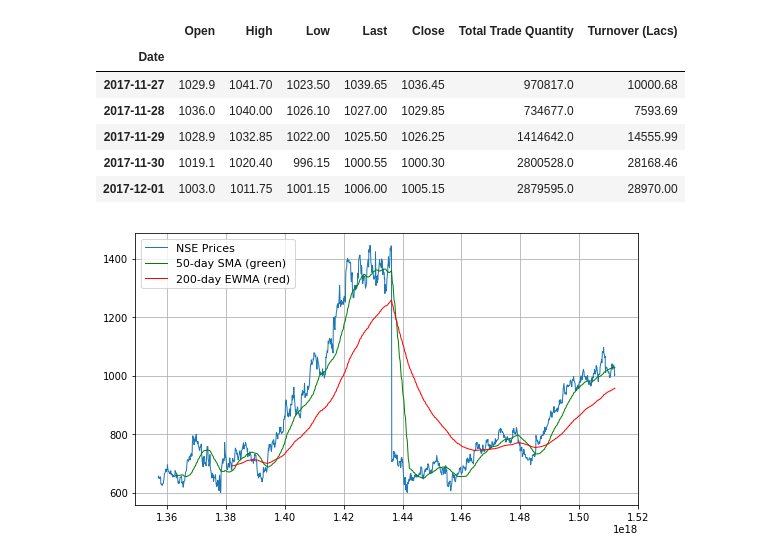
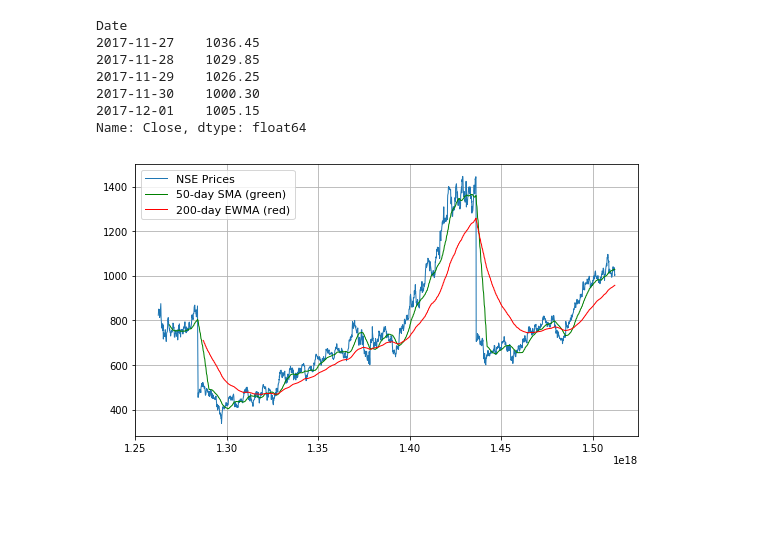
Before and after one commit to iBala/algo_trading, a Jupyter notebook: scripts/fetch_data.ipynb, the cells around one changed output. Drawn from its saved outputs; the diff is of its cells as text; code cells hidden in the pictures; blank space fills up the shorter version.

```diff
--- a/scripts/fetch_data.ipynb
+++ b/scripts/fetch_data.ipynb
@@ -6,7 +6,9 @@ from pandas_datareader import data
 import matplotlib.pyplot as plt
 from pprint import pprint
 import quandl
+quandl.ApiConfig.api_key = "Xy5Kqw9-W9DBysWiZFtz"
 import datetime
+import math
 # %%
 # # Define the instruments to download. We would like to see Apple, Microsoft and the S&P500 index.
 # tickers = ['KOTAKBANK', 'LUPIN']
@@ -32,53 +34,54 @@ import datetime
 
 # close.head(10)
 # %%
-def get_stock_data(stock, start_date = '2010-01-01', end_date = str(datetime.datetime.now())[:10]):
-    print("NSE/"+stock)
-    return quandl.get("NSE/"+stock, start_date=start_date, end_date=end_date)
+def get_stock_close_data(stock, start_date = '2010-01-01', end_date = str(datetime.datetime.now())[:10]):
+    data = quandl.get("NSE/"+stock, start_date=start_date, end_date=end_date)
+    return data['Close']
 # %%
+mydata = get_stock_close_data('KOTAKBANK')
 mydata.tail()
 # %% [output]
-|  | Open | High | Low | Last | Close | Total Trade Quantity | Turnover (Lacs) |
-| Date |  |  |  |  |  |  |  |
-| 2017-11-27 | 1029.9 | 1041.70 | 1023.50 | 1039.65 | 1036.45 | 970817.0 | 10000.68 |
-| 2017-11-28 | 1036.0 | 1040.00 | 1026.10 | 1027.00 | 1029.85 | 734677.0 | 7593.69 |
-| 2017-11-29 | 1028.9 | 1032.85 | 1022.00 | 1025.50 | 1026.25 | 1414642.0 | 14555.99 |
-| 2017-11-30 | 1019.1 | 1020.40 | 996.15 | 1000.55 | 1000.30 | 2800528.0 | 28168.46 |
-| 2017-12-01 | 1003.0 | 1011.75 | 1001.15 | 1006.00 | 1005.15 | 2879595.0 | 28970.00 |
+Date
+2017-11-27    1036.45
+2017-11-28    1029.85
+2017-11-29    1026.25
+2017-11-30    1000.30
+2017-12-01    1005.15
+Name: Close, dtype: float64
 # %%
-def SMA(data, ndays):
-    avg = data['Close'].rolling(window=ndays).mean()
+def get_SMA(data, ndays):
+    avg = data.rolling(window=ndays).mean()
     return avg
 
 # Exponentially-weighted Moving Average
-def EWMA(data, ndays):
- avg = data['Close'].ewm(span = ndays, min_periods = ndays - 1).mean()
+def get_EWMA(data, ndays):
+ avg = data.ewm(span = ndays, min_periods = ndays - 1).mean()
  return avg
 # %%
-close = mydata['Close']
+close = mydata
 
 # Compute the 50-day SMA for NIFTY
 n = 50
-SMA_data = SMA(mydata,n)
+SMA_data = get_SMA(mydata,n)
 SMA = SMA_data.dropna()
 # print(SMA)
 
 # Compute the 200-day EWMA for NIFTY
 ew = 200
-EWMA_data = EWMA(mydata,ew)
+EWMA_data = get_EWMA(mydata,ew)
 EWMA = EWMA_data.dropna()
 
 # Plotting the NSE Price Series chart and Moving Averages below
 plt.figure(figsize=(9,5))
-plt.plot(mydata['Close'],lw=1, label='NSE Prices')
+plt.plot(mydata,lw=1, label='NSE Prices')
 plt.plot(SMA,'g',lw=1, label='50-day SMA (green)')
 plt.plot(EWMA,'r', lw=1, label='200-day EWMA (red)')
 plt.legend(loc=2,prop={'size':11})
 plt.grid(True)
 # plt.setp(plt.gca().get_xticklabels(), rotation=30)
 plt.show()
 # %% [output]
-[figure, old version]
+[figure, new version]
 # %%
 def sell_stock(stock):
     if num(stock)>0:
```
Also changed, not shown: parts of 19 cells of this notebook.
